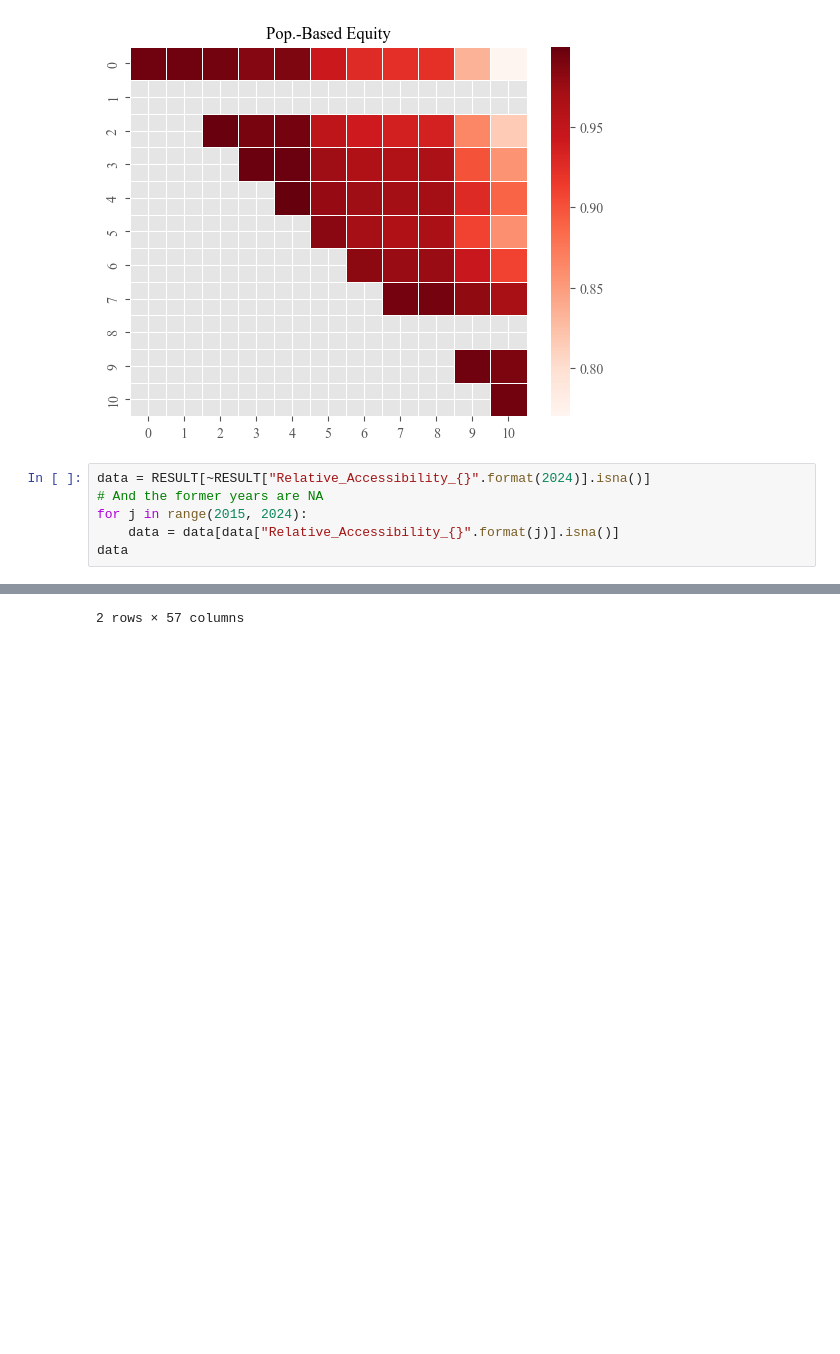
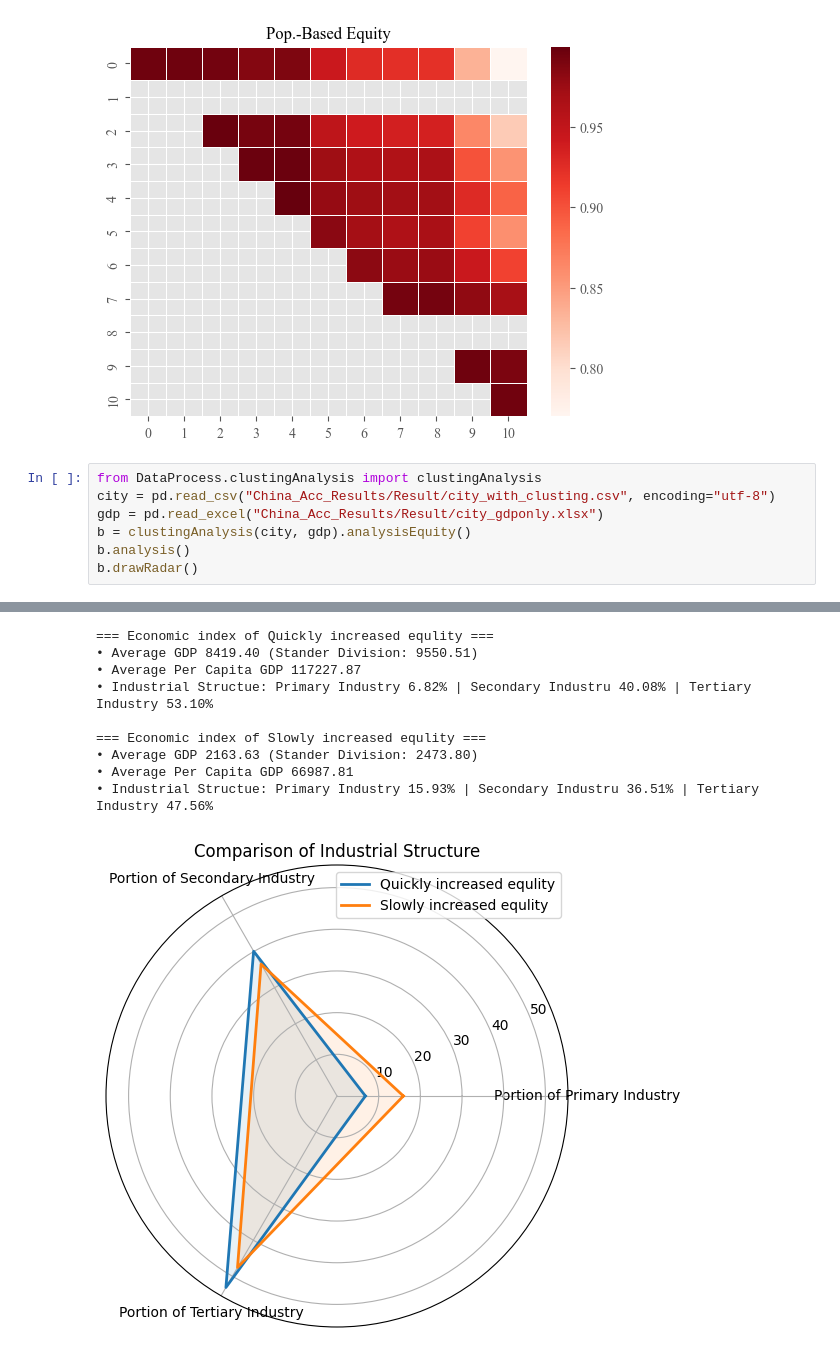
Before and after one commit to DingkangTeng/China-EVCS-Accessibility-and-Equity, a Jupyter notebook: main.ipynb, the cells around one changed output, grey strips where cells are left out. Cells and saved outputs as stored; diff of their text form; blank space fills up the shorter version.

Commit message:
add analysis method

```diff
--- a/main.ipynb
+++ b/main.ipynb
@@ -105,9 +107,10 @@ cohort(RESULT.copy(), "M2SFCA_Gini")
 [figure]
 [figure]
 # %%
-data = RESULT[~RESULT["Relative_Accessibility_{}".format(2024)].isna()]
-# And the former years are NA
-for j in range(2015, 2024):
-    data = data[data["Relative_Accessibility_{}".format(j)].isna()]
-data
+from DataProcess.clustingAnalysis import clustingAnalysis
+city = pd.read_csv("China_Acc_Results/Result/city_with_clusting.csv", encoding="utf-8")
+gdp = pd.read_excel("China_Acc_Results/Result/city_gdponly.xlsx")
+b = clustingAnalysis(city, gdp).analysisEquity()
+b.analysis()
+b.drawRadar()
 # %% [output]
@@ -117 +117,10 @@ data
-2 rows × 57 columns
+=== Economic index of Quickly increased equlity ===
+• Average GDP 8419.40 (Stander Division: 9550.51)
+• Average Per Capita GDP 117227.87
+• Industrial Structue: Primary Industry 6.82% | Secondary Industru 40.08% | Tertiary Industry 53.10%
+
+=== Economic index of Slowly increased equlity ===
+• Average GDP 2163.63 (Stander Division: 2473.80)
+• Average Per Capita GDP 66987.81
+• Industrial Structue: Primary Industry 15.93% | Secondary Industru 36.51% | Tertiary Industry 47.56%
+[figure, added]
```
Also changed, not shown: parts of 12 cells of this notebook, 9 other files.
